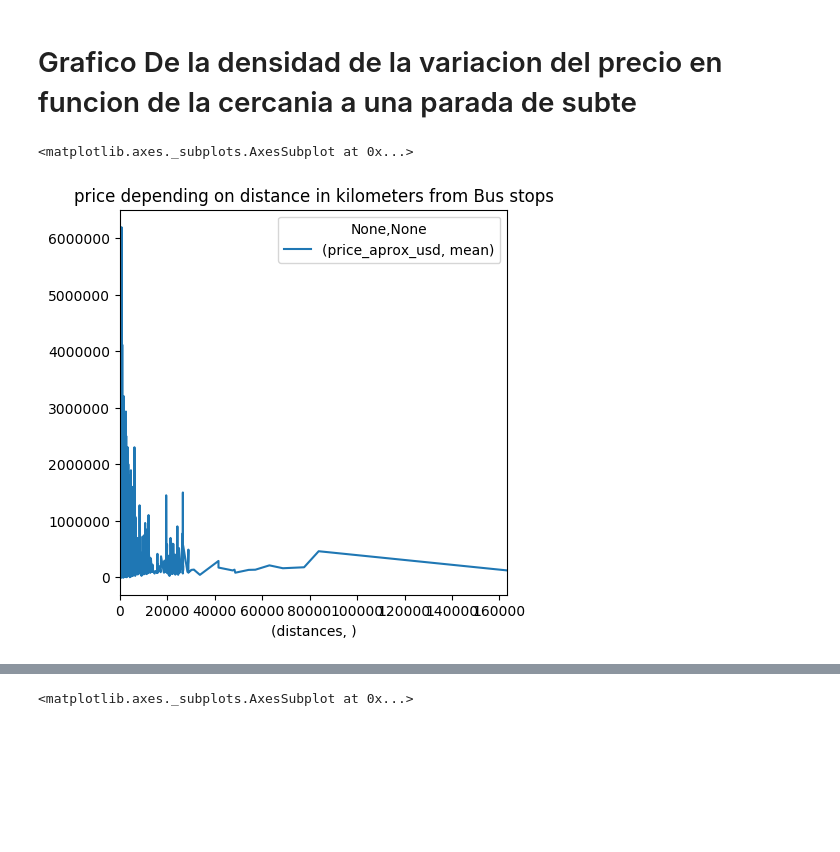
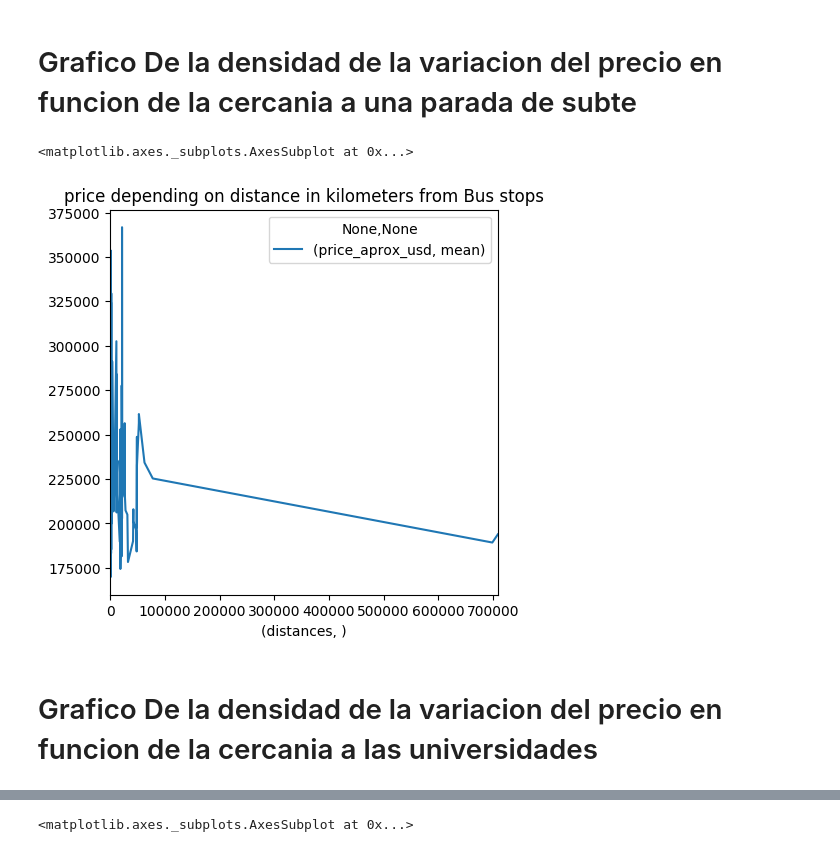
Before and after one commit to Monty1991/TPDATOS_7506_2017_2_ARGERICH, a Jupyter notebook: TP.ipynb, the cells around one changed output, grey strips where cells are left out. Cells and saved outputs as stored; diff of their text form; code cells hidden in the pictures; blank space fills up the shorter version.

```diff
--- a/TP.ipynb
+++ b/TP.ipynb
@@ -372,8 +352,12 @@ CF = CF.sort_values(by=('distances', ''), ascending=True)
 # %% [markdown]
 # Grafico De la densidad de la variacion del precio en funcion de la cercania a una parada de subte
 # %%
-CF = CF[CF[('distances', '')] < 200000]
-CF.plot(x=('distances', ''), y=('price_aprox_usd', 'mean') , kind='line', title="price depending on distance in kilometers from Bus stops")
+#CFPlot = CF[CF[('distances', '')] < 10000]
+#CFPlot = CFPlot[CFPlot[('distances', '')] < 800000]
+CFPlot.plot(x=('distances', ''), y=('price_aprox_usd', 'mean') , kind='line', \
+        title="price depending on distance in kilometers from Bus stops")
 # %% [output]
 <matplotlib.axes._subplots.AxesSubplot at 0x...>
-[figure, old version]
+[figure, new version]
+# %% [markdown]
+# Grafico De la densidad de la variacion del precio en funcion de la cercania a las universidades
```
Also changed, not shown: parts of 11 cells of this notebook.
